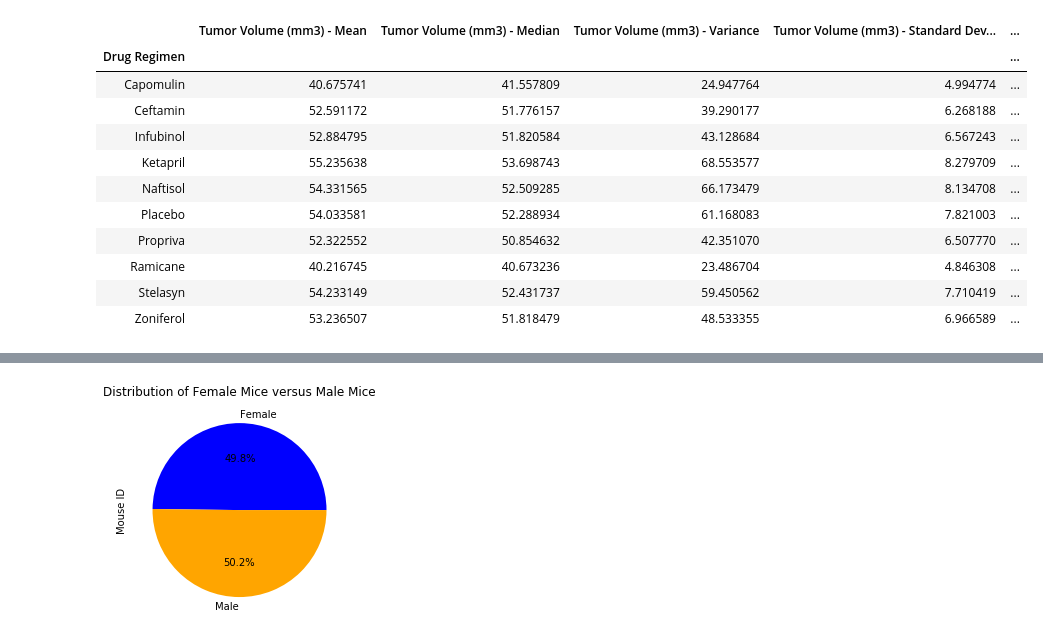
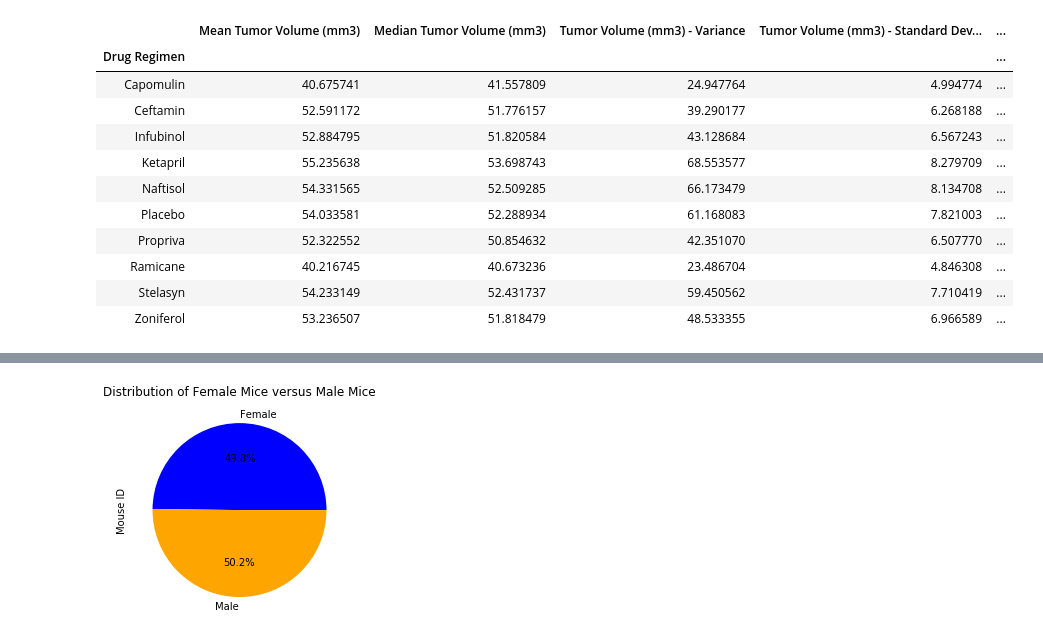
Before and after one commit to ognjenstrbanovic/APIs-vacation-spots, a Jupyter notebook: matplotlib-challenge/Matplotlib Homework - The Power of Plots.ipynb, the cells around one changed output, grey strips where cells are left out. Cells and saved outputs as stored; diff of their text form; code cells hidden in the pictures.

```diff
--- a/matplotlib-challenge/Matplotlib Homework - The Power of Plots.ipynb
+++ b/matplotlib-challenge/Matplotlib Homework - The Power of Plots.ipynb
@@ -30,11 +44,16 @@ summary_statistics_table = pd.concat([laboratory_data_mean["Tumor Volume (mm3)"]
                                       laboratory_data_standard_deviation["Tumor Volume (mm3)"],
                                       laboratory_data_standard_SEM["Tumor Volume (mm3)"]], axis = 1)
 # %%
-# Rename the columns so that what we are looking at is more clear
-summary_statistics_table.columns = ["Tumor Volume (mm3) - Mean", "Tumor Volume (mm3) - Median", "Tumor Volume (mm3) - Variance", "Tumor Volume (mm3) - Standard Deviation", "Tumor Volume (mm3) - SEM"]
+# Rename the columns so that what we are looking at is more clear.
+summary_statistics_table.columns = ["Mean Tumor Volume (mm3)",
+                                    "Median Tumor Volume (mm3)",
+                                    "Tumor Volume (mm3) - Variance",
+                                    "Tumor Volume (mm3) - Standard Deviation",
+                                    "Tumor Volume (mm3) - SEM"]
+# Print...
 summary_statistics_table
 # %% [output]
-|  | Tumor Volume (mm3) - Mean | Tumor Volume (mm3) - Median | Tumor Volume (mm3) - Variance | Tumor Volume (mm3) - Standard Dev... | ... |
+|  | Mean Tumor Volume (mm3) | Median Tumor Volume (mm3) | Tumor Volume (mm3) - Variance | Tumor Volume (mm3) - Standard Dev... | ... |
 | Drug Regimen |  |  |  |  | ... |
 | Capomulin | 40.675741 | 41.557809 | 24.947764 | 4.994774 | ... |
 | Ceftamin | 52.591172 | 51.776157 | 39.290177 | 6.268188 | ... |
```
Also changed, not shown: parts of 16 cells of this notebook.
